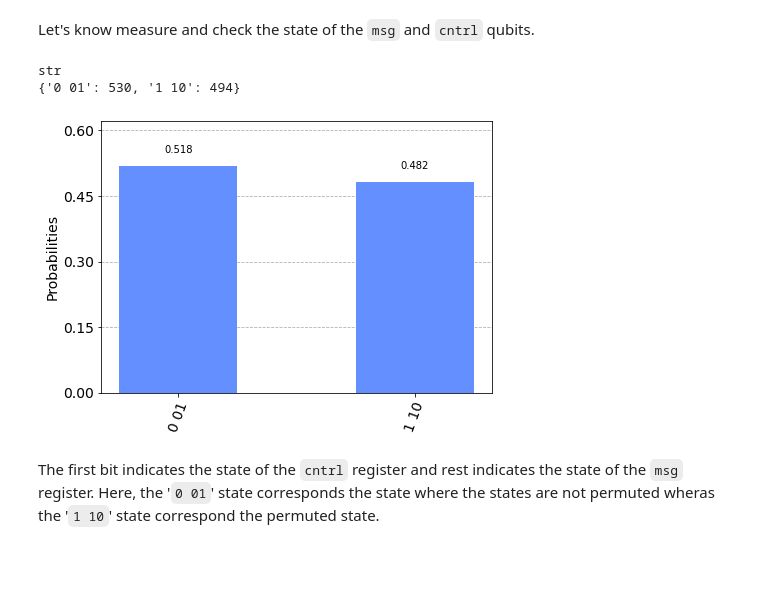
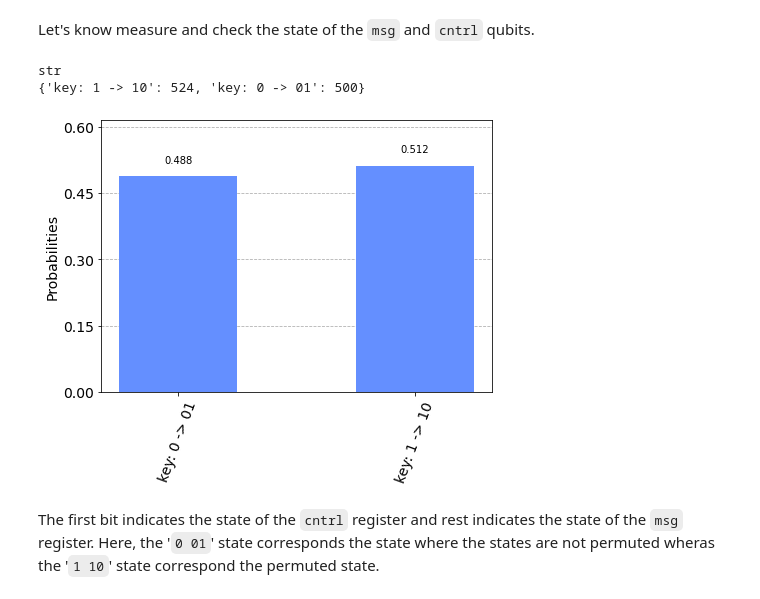
Before and after one commit to womanium-quantum/Humans-vs-Quantum-Computers---IBM, a Jupyter notebook: QuantumPermutations/Presentation_QPSS.ipynb, the cells around one changed output. Saved outputs shown, nothing was run; the diff lists cells and outputs as text; code cells hidden in the pictures; blank space fills up the shorter version.

```diff
--- a/QuantumPermutations/Presentation_QPSS.ipynb
+++ b/QuantumPermutations/Presentation_QPSS.ipynb
@@ -122,11 +122,11 @@ qc.decompose().draw(output= 'mpl')
 # %% [markdown]
 Let's know measure and check the state of the `msg` and `cntrl` qubits.
 # %%
-measure_and_plot(qc, show_counts= True, measure_ancilla= True, ancilla_specifier= 'all')
+measure_and_plot(qc, show_counts= True, measure_cntrls= True, cntrl_specifier= 'all')
 # %% [output]
 str
-{'0 01': 530, '1 10': 494}
+{'key: 1 -> 10': 524, 'key: 0 -> 01': 500}
-[figure, old version]
+[figure, new version]
 # %% [markdown]
  The first bit indicates the state of the `cntrl` register and rest indicates the state of the `msg` register. Here, the '`0 01`' state corresponds the state where the states are not permuted wheras the '`1 10`' state correspond the permuted state.
 
```
Also changed, not shown: parts of 12 cells of this notebook, 1 other file.
